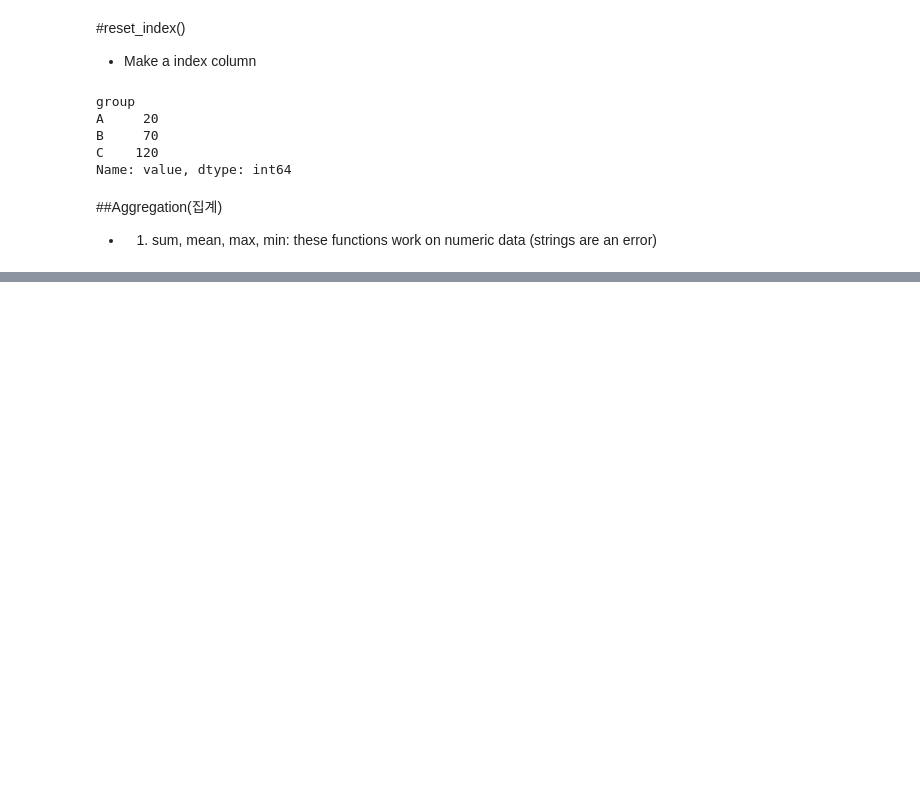
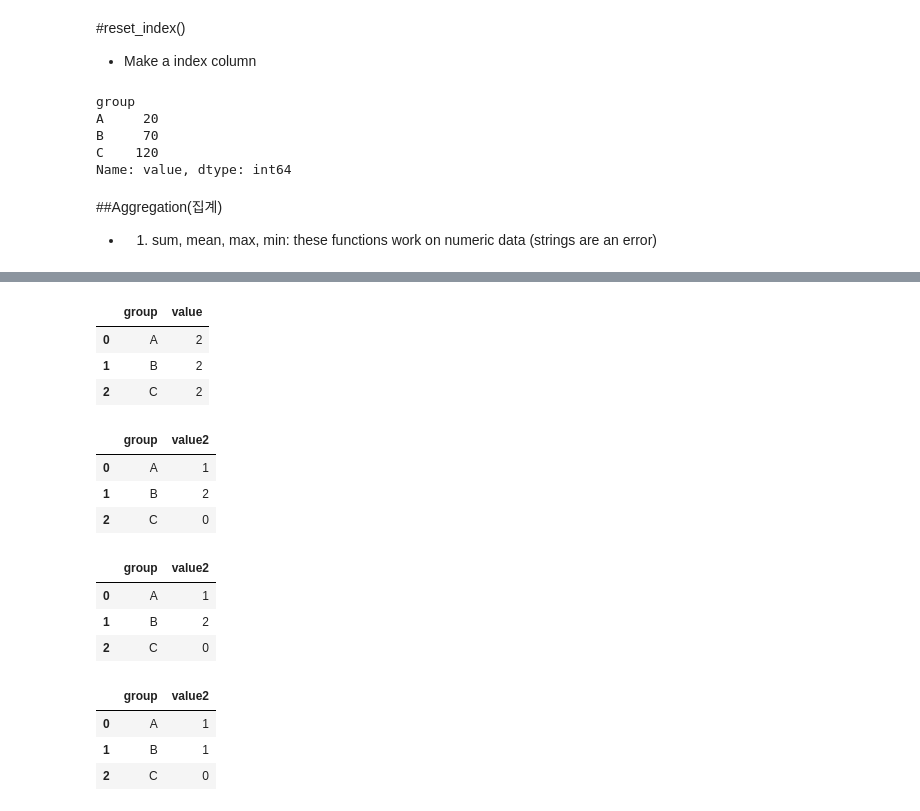
Before and after one commit to sokhan1/Programming-solution, a Jupyter notebook: 3_07_groupby.ipynb, the cells around one changed output, grey strips where cells are left out. Saved outputs shown, nothing was run; the diff lists cells and outputs as text; code cells hidden in the pictures; blank space fills up the shorter version.

```diff
--- a/3_07_groupby.ipynb
+++ b/3_07_groupby.ipynb
@@ -88,0 +113,7 @@ Name: value, dtype: int64
+# %%
+df.groupby( by= 'group')['value'].count().reset_index()
+# %% [output]
+|  | group | value |
+| 0 | A | 2 |
+| 1 | B | 2 |
+| 2 | C | 2 |
@@ -88,0 +127,14 @@ Name: value, dtype: int64
+# %%
+df2.groupby( by= 'group')['value2'].count().reset_index() #None is not counted
+# %% [output]
+|  | group | value2 |
+| 0 | A | 1 |
+| 1 | B | 2 |
+| 2 | C | 0 |
+# %%
+df2.groupby( by= 'group')['value2'].nunique().reset_index() #Duplicate values do not exist
+# %% [output]
+|  | group | value2 |
+| 0 | A | 1 |
+| 1 | B | 2 |
+| 2 | C | 0 |
@@ -88,0 +148,7 @@ Name: value, dtype: int64
+# %%
+df3.groupby( by= 'group')['value2'].nunique().reset_index() #Duplicate values  exist
+# %% [output]
+|  | group | value2 |
+| 0 | A | 1 |
+| 1 | B | 1 |
+| 2 | C | 0 |
```
Also changed, not shown: parts of 14 cells of this notebook.
